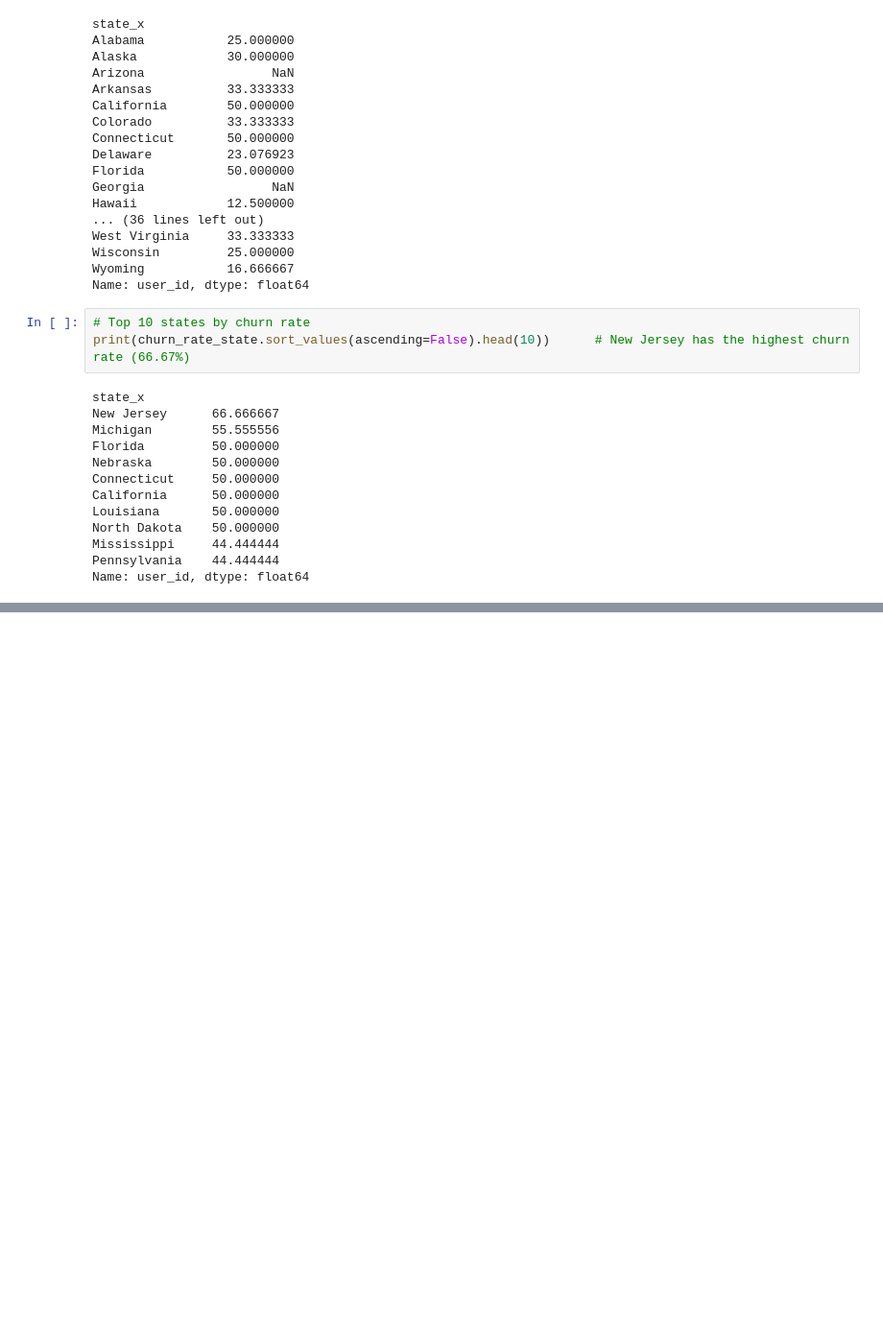
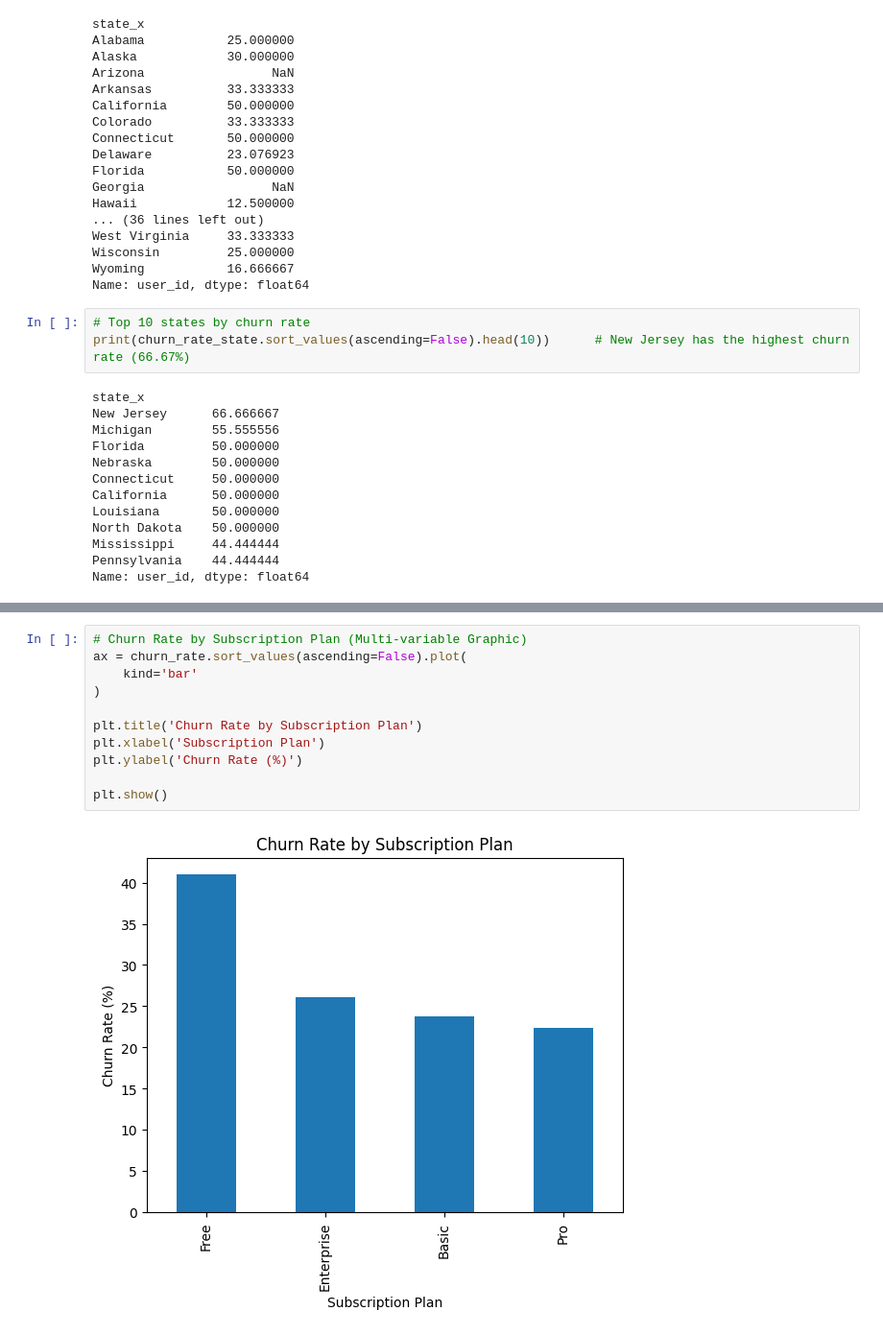
Before and after one commit to atkhushboo/subscriber-churn-analysis-python, a Jupyter notebook: fitly_Analysis.ipynb, the cells around one changed output, grey strips where cells are left out. Shown at 96% size. Saved outputs shown, nothing was run; the diff lists cells and outputs as text; blank space fills up the shorter version.

```diff
--- a/fitly_Analysis.ipynb
+++ b/fitly_Analysis.ipynb
@@ -708,0 +737,13 @@ Name: user_id, dtype: float64
+# %%
+# Churn Rate by Subscription Plan (Multi-variable Graphic)
+ax = churn_rate.sort_values(ascending=False).plot(
+    kind='bar'
+)
+
+plt.title('Churn Rate by Subscription Plan')
+plt.xlabel('Subscription Plan')
+plt.ylabel('Churn Rate (%)')
+
+plt.show()
+# %% [output]
+[figure, added]
```
Also changed, not shown: parts of 4 cells of this notebook.
